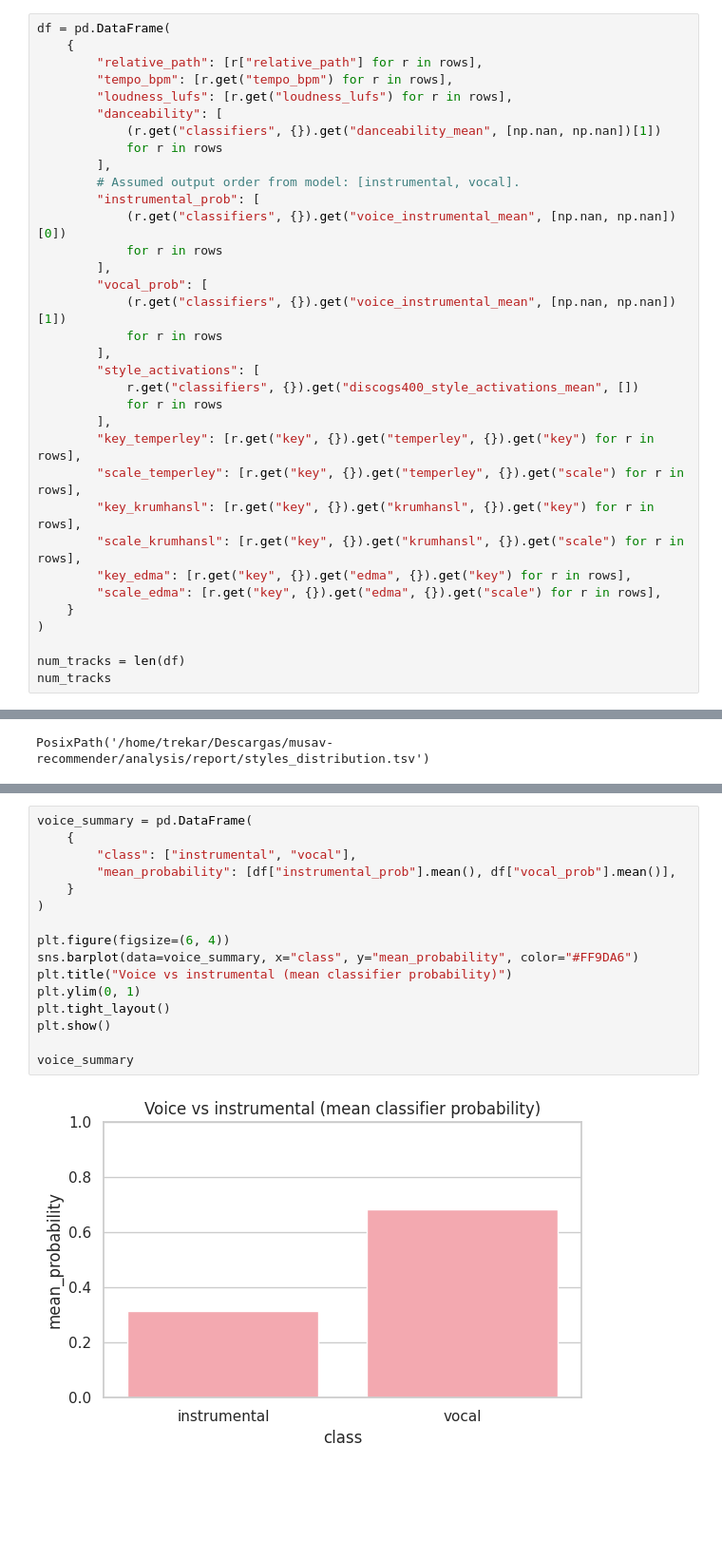
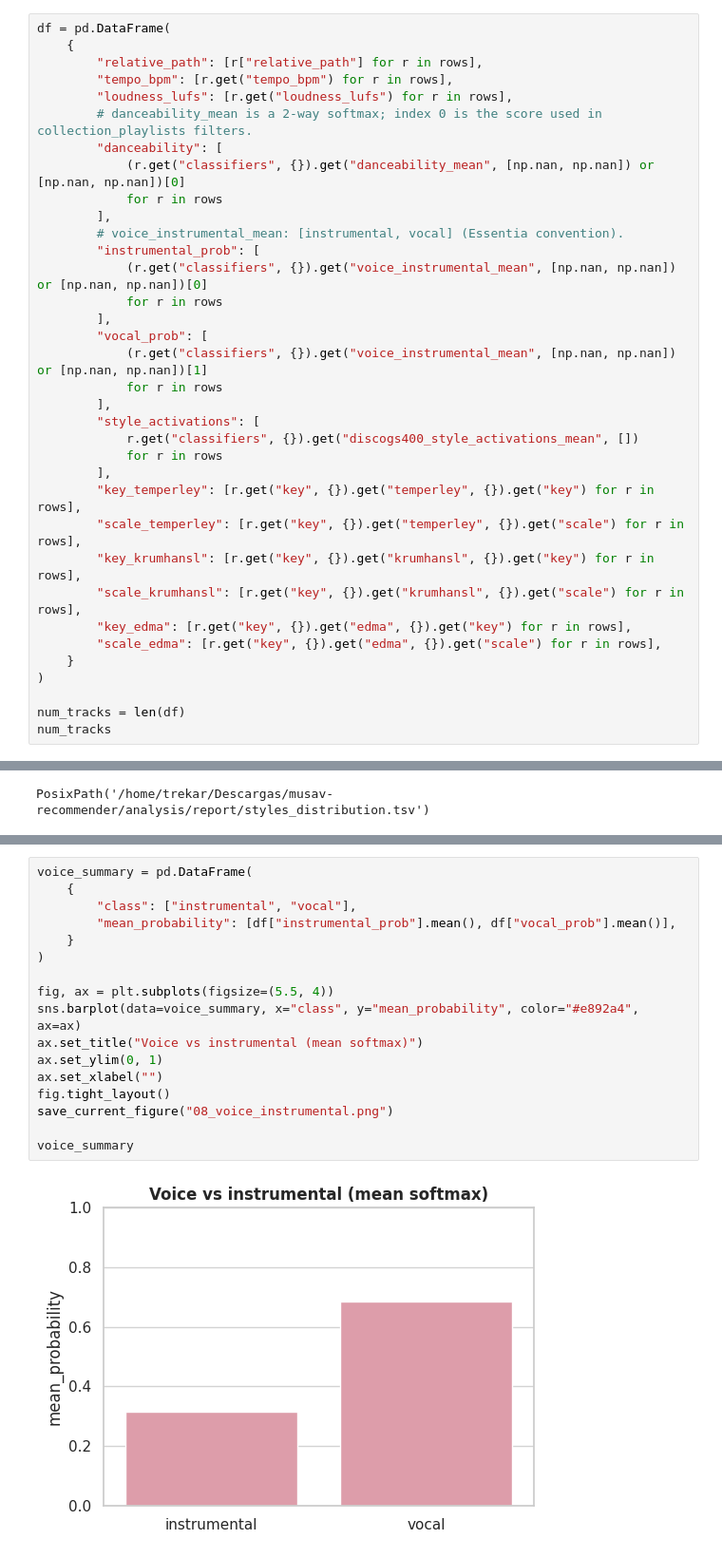
Before and after one commit to trekar99/musav-recommender, a Jupyter notebook: notebooks/music_collection_overview.ipynb, the cells around one changed output, grey strips where cells are left out. Shown at 95% size. Drawn from its saved outputs; the diff is of its cells as text; blank space fills up the shorter version.

```diff
--- a/notebooks/music_collection_overview.ipynb
+++ b/notebooks/music_collection_overview.ipynb
@@ -47,17 +79,18 @@ df = pd.DataFrame(
         "relative_path": [r["relative_path"] for r in rows],
         "tempo_bpm": [r.get("tempo_bpm") for r in rows],
         "loudness_lufs": [r.get("loudness_lufs") for r in rows],
+        # danceability_mean is a 2-way softmax; index 0 is the score used in collection_playlists filters.
         "danceability": [
-            (r.get("classifiers", {}).get("danceability_mean", [np.nan, np.nan])[1])
+            (r.get("classifiers", {}).get("danceability_mean", [np.nan, np.nan]) or [np.nan, np.nan])[0]
             for r in rows
         ],
-        # Assumed output order from model: [instrumental, vocal].
+        # voice_instrumental_mean: [instrumental, vocal] (Essentia convention).
         "instrumental_prob": [
-            (r.get("classifiers", {}).get("voice_instrumental_mean", [np.nan, np.nan])[0])
+            (r.get("classifiers", {}).get("voice_instrumental_mean", [np.nan, np.nan]) or [np.nan, np.nan])[0]
             for r in rows
         ],
         "vocal_prob": [
-            (r.get("classifiers", {}).get("voice_instrumental_mean", [np.nan, np.nan])[1])
+            (r.get("classifiers", {}).get("voice_instrumental_mean", [np.nan, np.nan]) or [np.nan, np.nan])[1]
             for r in rows
         ],
         "style_activations": [
@@ -251,21 +330,22 @@ plt.show()
 # %%
 voice_summary = pd.DataFrame(
     {
         "class": ["instrumental", "vocal"],
         "mean_probability": [df["instrumental_prob"].mean(), df["vocal_prob"].mean()],
     }
 )
 
-plt.figure(figsize=(6, 4))
-sns.barplot(data=voice_summary, x="class", y="mean_probability", color="#FF9DA6")
-plt.title("Voice vs instrumental (mean classifier probability)")
-plt.ylim(0, 1)
-plt.tight_layout()
-plt.show()
+fig, ax = plt.subplots(figsize=(5.5, 4))
+sns.barplot(data=voice_summary, x="class", y="mean_probability", color="#e892a4", ax=ax)
+ax.set_title("Voice vs instrumental (mean softmax)")
+ax.set_ylim(0, 1)
+ax.set_xlabel("")
+fig.tight_layout()
+save_current_figure("08_voice_instrumental.png")
 
 voice_summary
 # %% [output]
-[figure, old version]
+[figure, new version]
 |  | class | mean_probability |
 | 0 | instrumental | 0.315623 |
 | 1 | vocal | 0.684377 |
```
Also changed, not shown: parts of 15 cells of this notebook, 55 other files.
